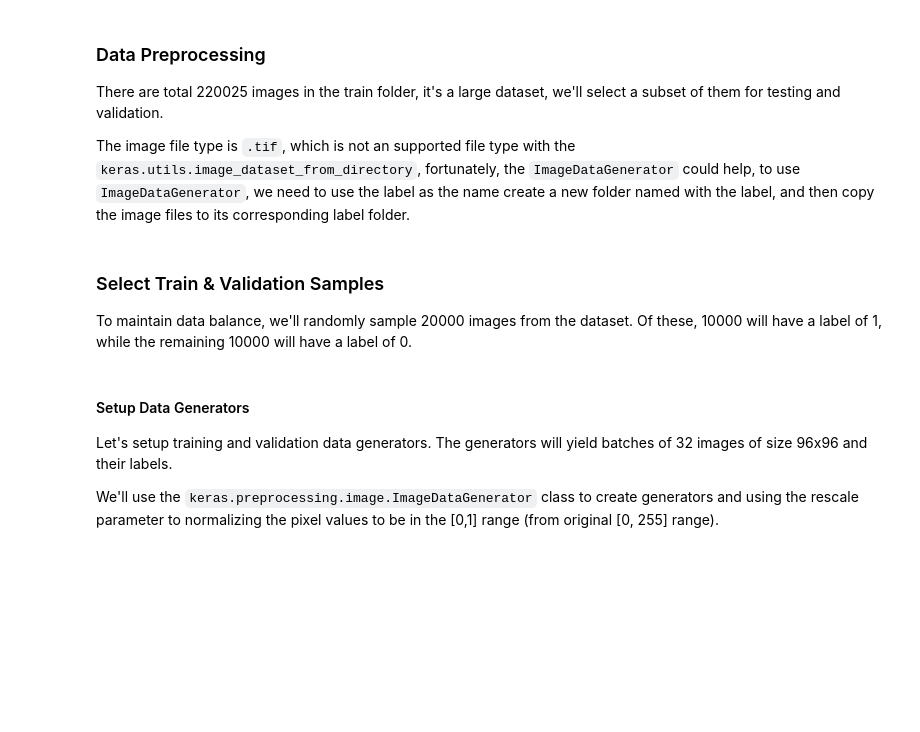
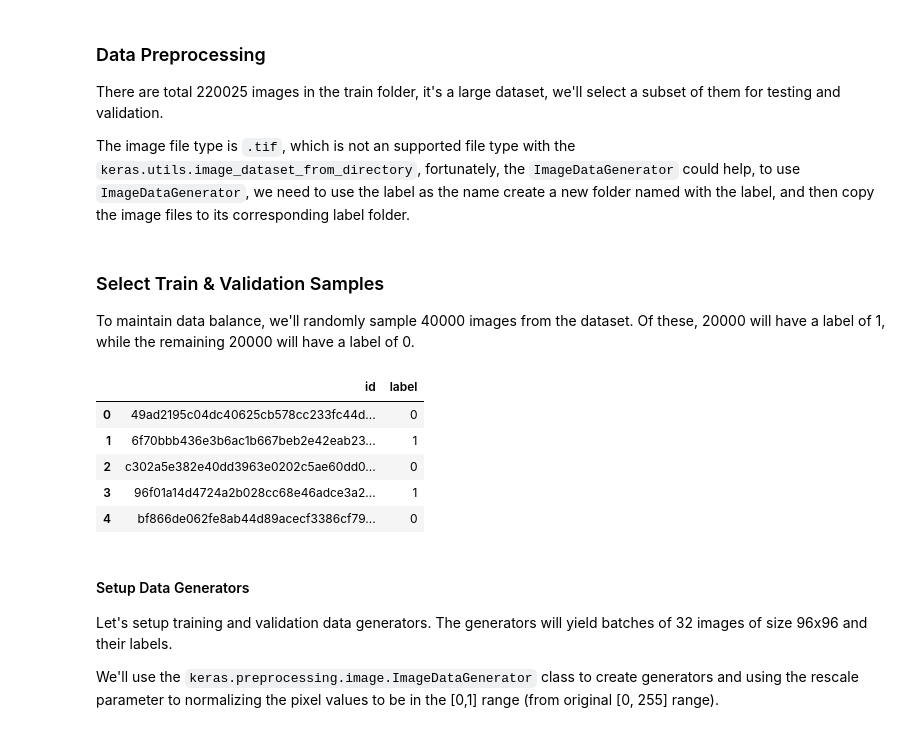
Before and after one commit to zac4j/computer-vision, a Jupyter notebook: histopathologic-cancer-detection.ipynb, the cells around one changed output. Drawn from its saved outputs; the diff is of its cells as text; code cells hidden in the pictures; blank space fills up the shorter version.

```diff
--- a/histopathologic-cancer-detection.ipynb
+++ b/histopathologic-cancer-detection.ipynb
@@ -109,26 +123,33 @@ The image file type is `.tif`, which is not an supported file type with the `ker
 # %% [markdown]
 ### Select Train & Validation Samples
 
-To maintain data balance, we'll randomly sample 20000 images from the dataset. Of these, 10000 will have a label of 1, while the remaining 10000 will have a label of 0.
+To maintain data balance, we'll randomly sample 40000 images from the dataset. Of these, 20000 will have a label of 1, while the remaining 20000 will have a label of 0.
 # %%
 # load labels dataframe
 df = pd.read_csv('../input/histopathologic-cancer-detection/train_labels.csv')
 
 # Filter samples with the label
 pos_df = df[df['label'] == 1]
 neg_df = df[df['label'] == 0]
 
-train_pos_df = pos_df.sample(n=10000, random_state=42)
-train_neg_df = neg_df.sample(n=10000, random_state=42)
+train_pos_df = pos_df.sample(n=20000, random_state=42)
+train_neg_df = neg_df.sample(n=20000, random_state=42)
 train_df = pd.concat([train_pos_df, train_neg_df])
 # Shuffle the dataframe
 train_df = train_df.sample(frac=1, random_state=42).reset_index(drop=True)
 
 # Add file type
 train_df.id = train_df.id + '.tif'
 train_df.label = train_df.label.astype(str)
 
 train_df.head()
+# %% [output]
+|  | id | label |
+| 0 | 49ad2195c04dc40625cb578cc233fc44d... | 0 |
+| 1 | 6f70bbb436e3b6ac1b667beb2e42eab23... | 1 |
+| 2 | c302a5e382e40dd3963e0202c5ae60dd0... | 0 |
+| 3 | 96f01a14d4724a2b028cc68e46adce3a2... | 1 |
+| 4 | bf866de062fe8ab44d89acecf3386cf79... | 0 |
 # %% [markdown]
 #### Setup Data Generators
 
```
Also changed, not shown: parts of 41 cells of this notebook.
